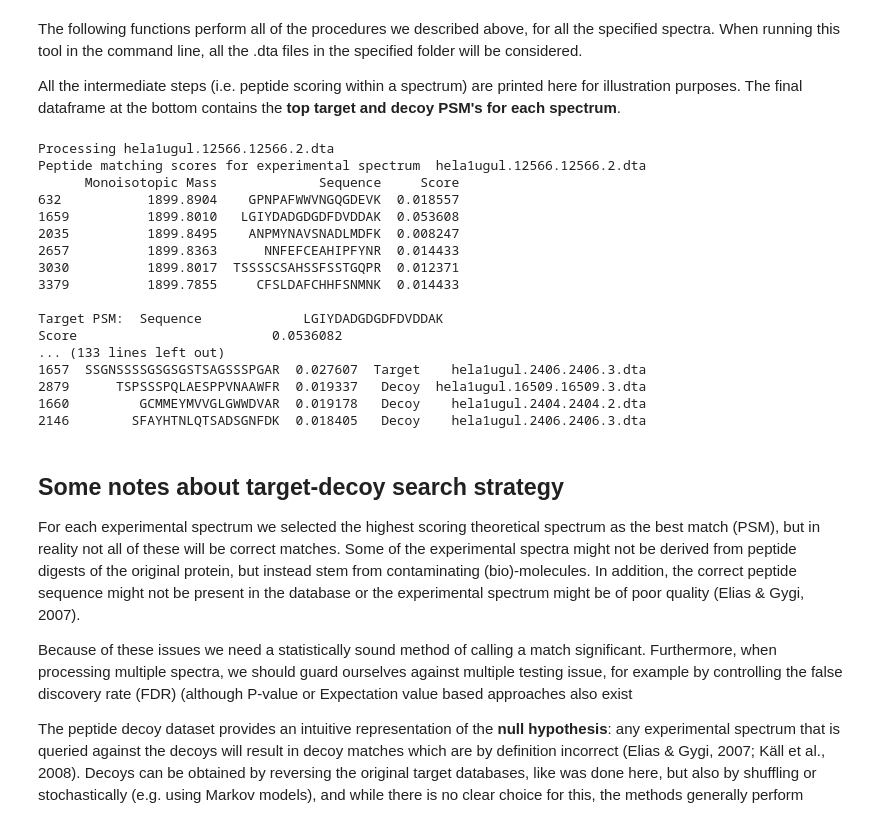
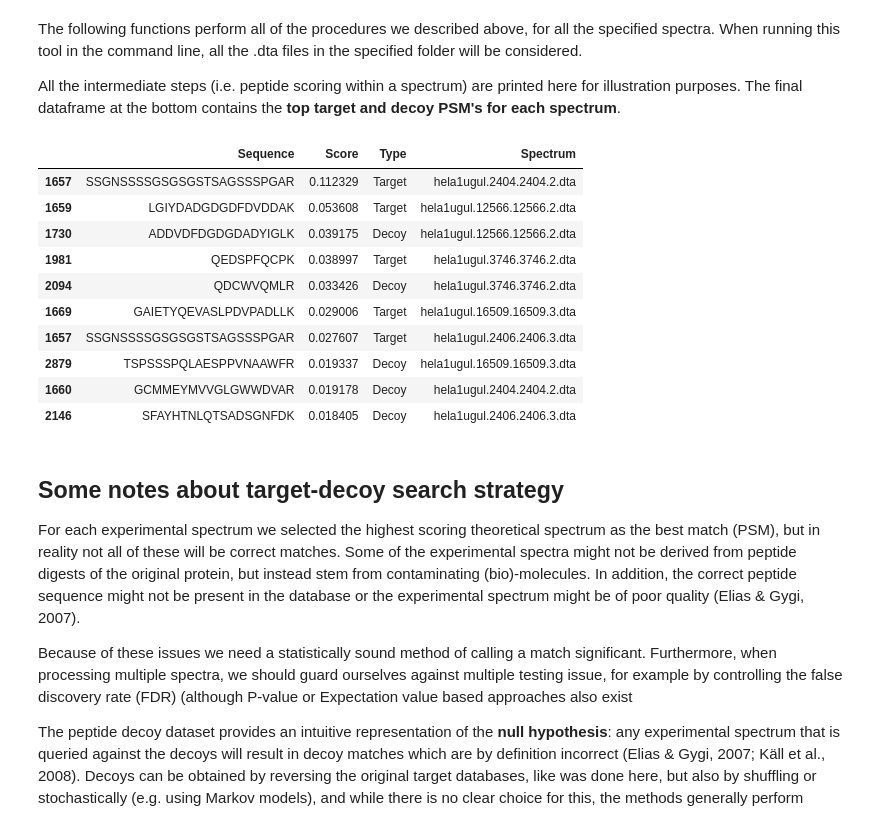
Before and after one commit to Tripsiir/UH-stat-bioinf, a Jupyter notebook: MS2-database-search/docs/Documentation.ipynb, the cells around one changed output. Cells and saved outputs as stored; diff of their text form; code cells hidden in the pictures.

```diff
--- a/MS2-database-search/docs/Documentation.ipynb
+++ b/MS2-database-search/docs/Documentation.ipynb
@@ -330,12 +333,12 @@ def getPSM(spectrumFile,folderPath,ms1Tolerance,ms2Tolerance):
     decoyPSM['Spectrum'] = spectrumFile
     decoyPSM = decoyPSM.drop('Monoisotopic Mass')
 
-    print('Peptide matching scores for experimental spectrum ',spectrumFile)
-    print(peptideCands,'\n')
-    print('Target PSM: ',targetPSM,'\n')
-    print('Decoy matching scores for experimental spectrum ',spectrumFile)
-    print(decoyCands,'\n')
-    print('Decoy PSM: ',decoyPSM,'\n')
+#    print('Peptide matching scores for experimental spectrum ',spectrumFile)
+#    print(peptideCands,'\n')
+#    print('Target PSM: ',targetPSM,'\n')
+#    print('Decoy matching scores for experimental spectrum ',spectrumFile)
+#    print(decoyCands,'\n')
+#    print('Decoy PSM: ',decoyPSM,'\n')
 
     return targetPSM,decoyPSM
 
@@ -349,52 +352,46 @@ def matchAllSpectra(pathToSpectra,ms1Tolerance,ms2Tolerance):
     Parameters
     ----------
     pathToSpectra : The absolute path to the spectra .dta files.
     ms1tolerance : float
         The ms1 mass filtering error tolerance to use, in ppm.
     ms2tolerance : float
         The ms2 error tolerance to use during peak matching, in Dalton.
 
     Returns
     -------
     spectrumScoreDatabase : DataFrame
         A pandas DataFrame containing target and decoy PSM scores for all spectra.
     """
 
     # Initialise dataframe to store results
     spectrumScoreDatabase = pd.DataFrame()
 
     for f in os.listdir(pathToSpectra):
-        print('Processing',f)
+        #print('Processing',f)
         if f.endswith(".dta"):
             target,decoy = getPSM(f,folderPath=pathToSpectra,ms1Tolerance=ms1Tolerance,ms2Tolerance=ms2Tolerance)
             spectrumScoreDatabase = spectrumScoreDatabase.append([target,decoy])
         else:
             continue
 
     # sort scores
     spectrumScoreDatabase = spectrumScoreDatabase.sort_values('Score',ascending=False)
 
     return spectrumScoreDatabase
 PSM = matchAllSpectra(spectraFilePath,ms1Tolerance=50,ms2Tolerance=0.1)
-print(PSM)
+display(PSM)
 # %% [output]
-Processing hela1ugul.12566.12566.2.dta
-Peptide matching scores for experimental spectrum  hela1ugul.12566.12566.2.dta
-      Monoisotopic Mass             Sequence     Score
-632           1899.8904    GPNPAFWWVNGQGDEVK  0.018557
-1659          1899.8010   LGIYDADGDGDFDVDDAK  0.053608
-2035          1899.8495    ANPMYNAVSNADLMDFK  0.008247
-2657          1899.8363      NNFEFCEAHIPFYNR  0.014433
-3030          1899.8017  TSSSSCSAHSSFSSTGQPR  0.012371
-3379          1899.7855     CFSLDAFCHHFSNMNK  0.014433
-
-Target PSM:  Sequence             LGIYDADGDGDFDVDDAK
-Score                         0.0536082
-... (133 lines left out)
-1657  SSGNSSSSGSGSGSTSAGSSSPGAR  0.027607  Target    hela1ugul.2406.2406.3.dta
-2879      TSPSSSPQLAESPPVNAAWFR  0.019337   Decoy  hela1ugul.16509.16509.3.dta
-1660         GCMMEYMVVGLGWWDVAR  0.019178   Decoy    hela1ugul.2404.2404.2.dta
-2146        SFAYHTNLQTSADSGNFDK  0.018405   Decoy    hela1ugul.2406.2406.3.dta
+|  | Sequence | Score | Type | Spectrum |
+| 1657 | SSGNSSSSGSGSGSTSAGSSSPGAR | 0.112329 | Target | hela1ugul.2404.2404.2.dta |
+| 1659 | LGIYDADGDGDFDVDDAK | 0.053608 | Target | hela1ugul.12566.12566.2.dta |
+| 1730 | ADDVDFDGDGDADYIGLK | 0.039175 | Decoy | hela1ugul.12566.12566.2.dta |
+| 1981 | QEDSPFQCPK | 0.038997 | Target | hela1ugul.3746.3746.2.dta |
+| 2094 | QDCWVQMLR | 0.033426 | Decoy | hela1ugul.3746.3746.2.dta |
+| 1669 | GAIETYQEVASLPDVPADLLK | 0.029006 | Target | hela1ugul.16509.16509.3.dta |
+| 1657 | SSGNSSSSGSGSGSTSAGSSSPGAR | 0.027607 | Target | hela1ugul.2406.2406.3.dta |
+| 2879 | TSPSSSPQLAESPPVNAAWFR | 0.019337 | Decoy | hela1ugul.16509.16509.3.dta |
+| 1660 | GCMMEYMVVGLGWWDVAR | 0.019178 | Decoy | hela1ugul.2404.2404.2.dta |
+| 2146 | SFAYHTNLQTSADSGNFDK | 0.018405 | Decoy | hela1ugul.2406.2406.3.dta |
 # %% [markdown]
 ## Some notes about target-decoy search strategy
 
```
Also changed, not shown: parts of 15 cells of this notebook, 4 other files.
